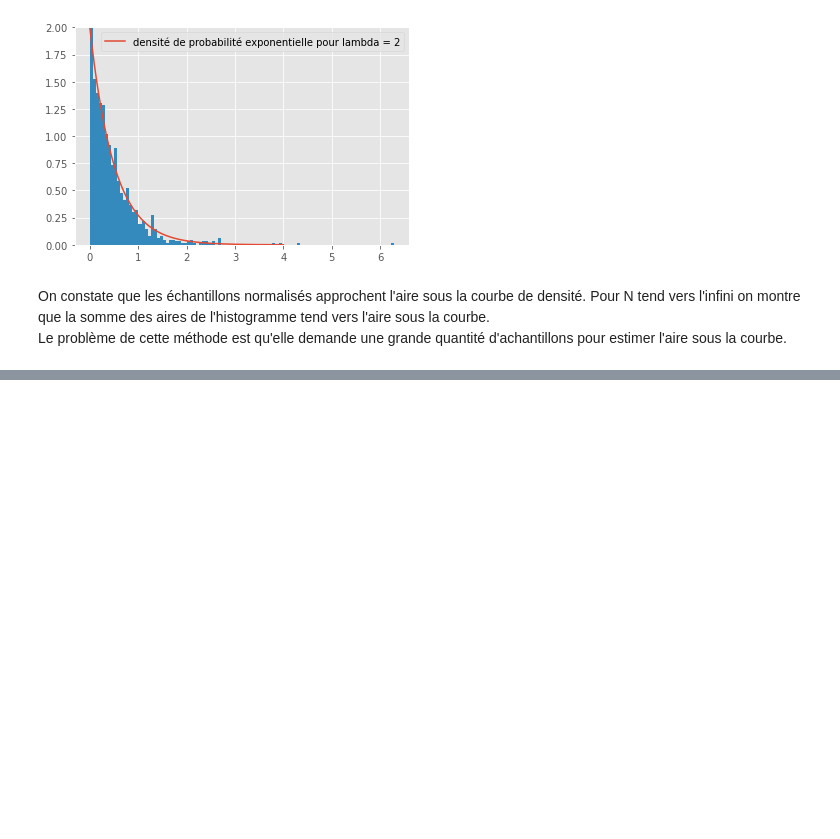
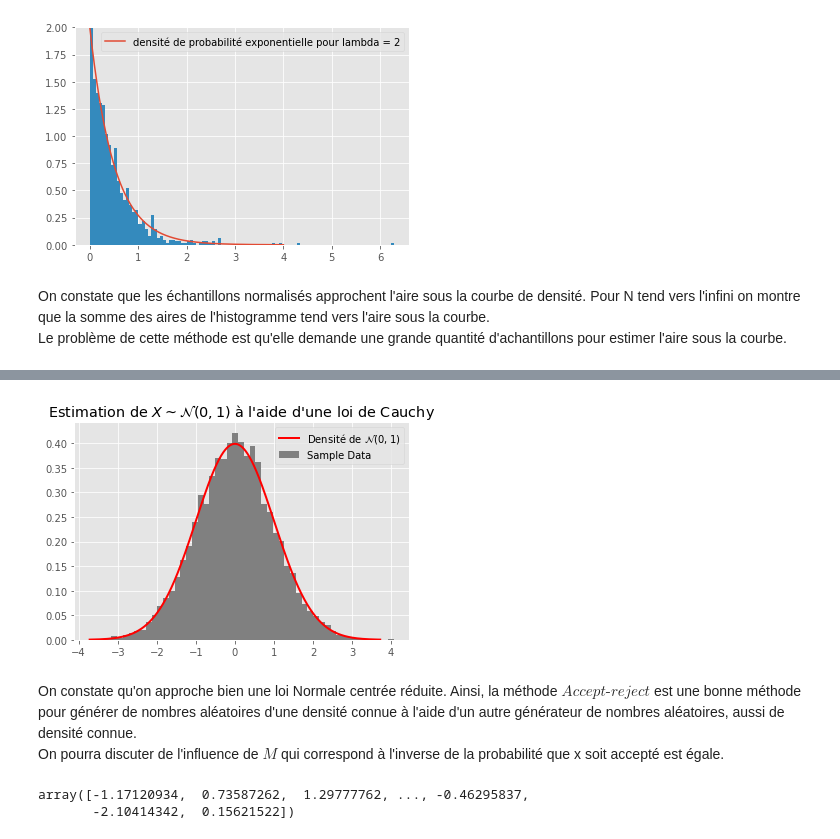
Before and after one commit to VictorNiaussat/EstimationAdvanced, a Jupyter notebook: TP MonteCarlo MCMC/Niaussat_Cilleros.ipynb, the cells around one changed output, grey strips where cells are left out. Drawn from its saved outputs; the diff is of its cells as text; code cells hidden in the pictures; blank space fills up the shorter version.

```diff
--- a/TP MonteCarlo MCMC/Niaussat_Cilleros.ipynb
+++ b/TP MonteCarlo MCMC/Niaussat_Cilleros.ipynb
@@ -50,0 +85,17 @@ Le problème de cette méthode est qu'elle demande une grande quantité d'achant
+# %%
+plt.figure()
+plt.hist(X_gen,bins= N_sample//200,color="grey",label="Sample Data",density=True)
+plt.plot(t,X,color = "red",label="Densité de $\mathcal{N} (0,1)$",linewidth=2)
+plt.title("Estimation de $X \sim \mathcal{N} (0,1)$ à l'aide d'une loi de Cauchy ")
+plt.legend()
+plt.show()
+# %% [output]
+[figure, added]
+# %% [markdown]
+On constate qu'on approche bien une loi Normale centrée réduite. Ainsi, la méthode $\textit{Accept-reject}$ est une bonne méthode pour générer de nombres aléatoires d'une densité connue à l'aide d'un autre générateur de nombres aléatoires, aussi de densité connue. \
+On pourra discuter de l'influence de $M$ qui correspond à  l'inverse de la probabilité que x soit accepté est égale.
+# %%
+norm().rvs(size=N_sample)
+# %% [output]
+array([-1.17120934,  0.73587262,  1.29777762, ..., -0.46295837,
+       -2.10414342,  0.15621522])
```
Also changed, not shown: parts of 11 cells of this notebook.
